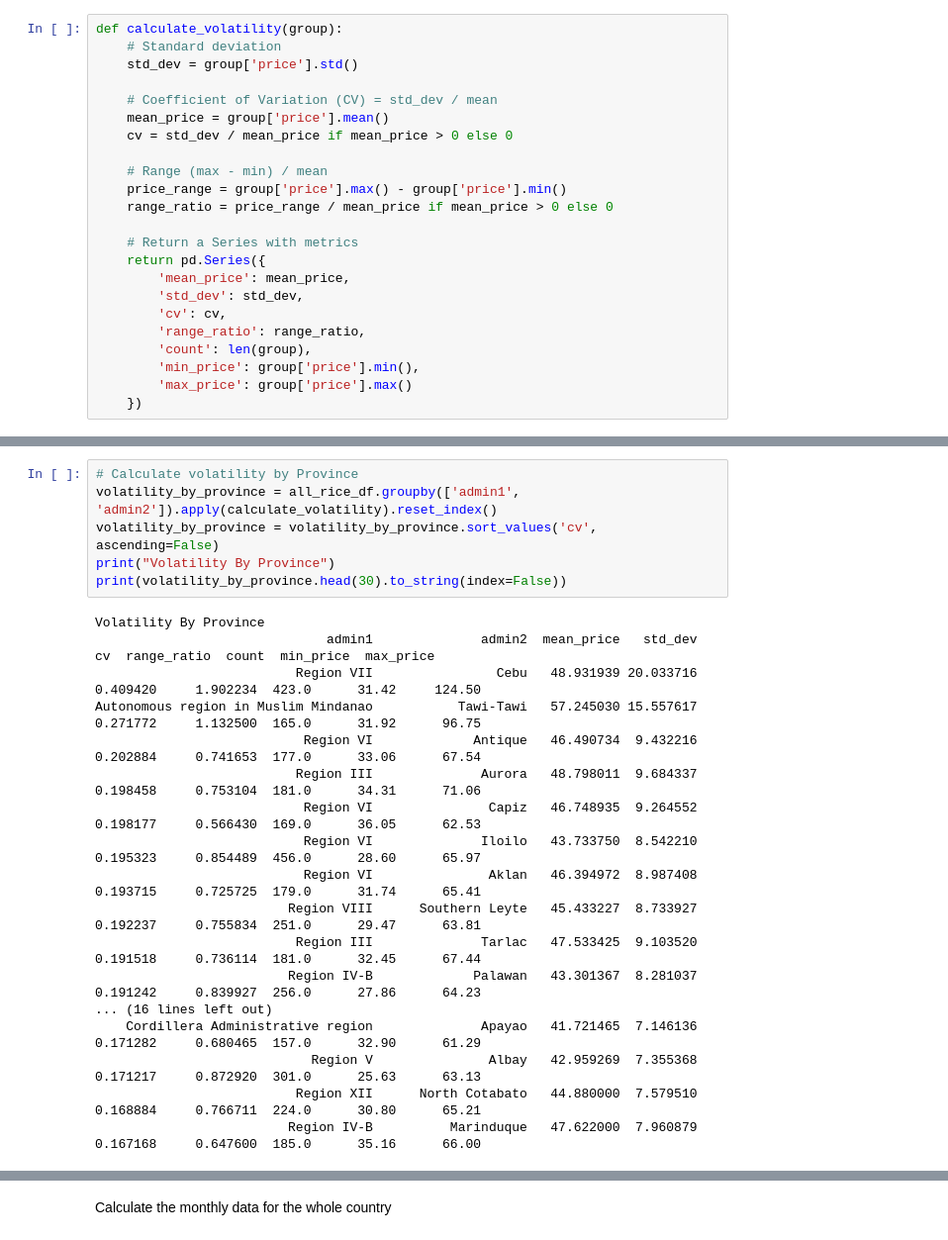
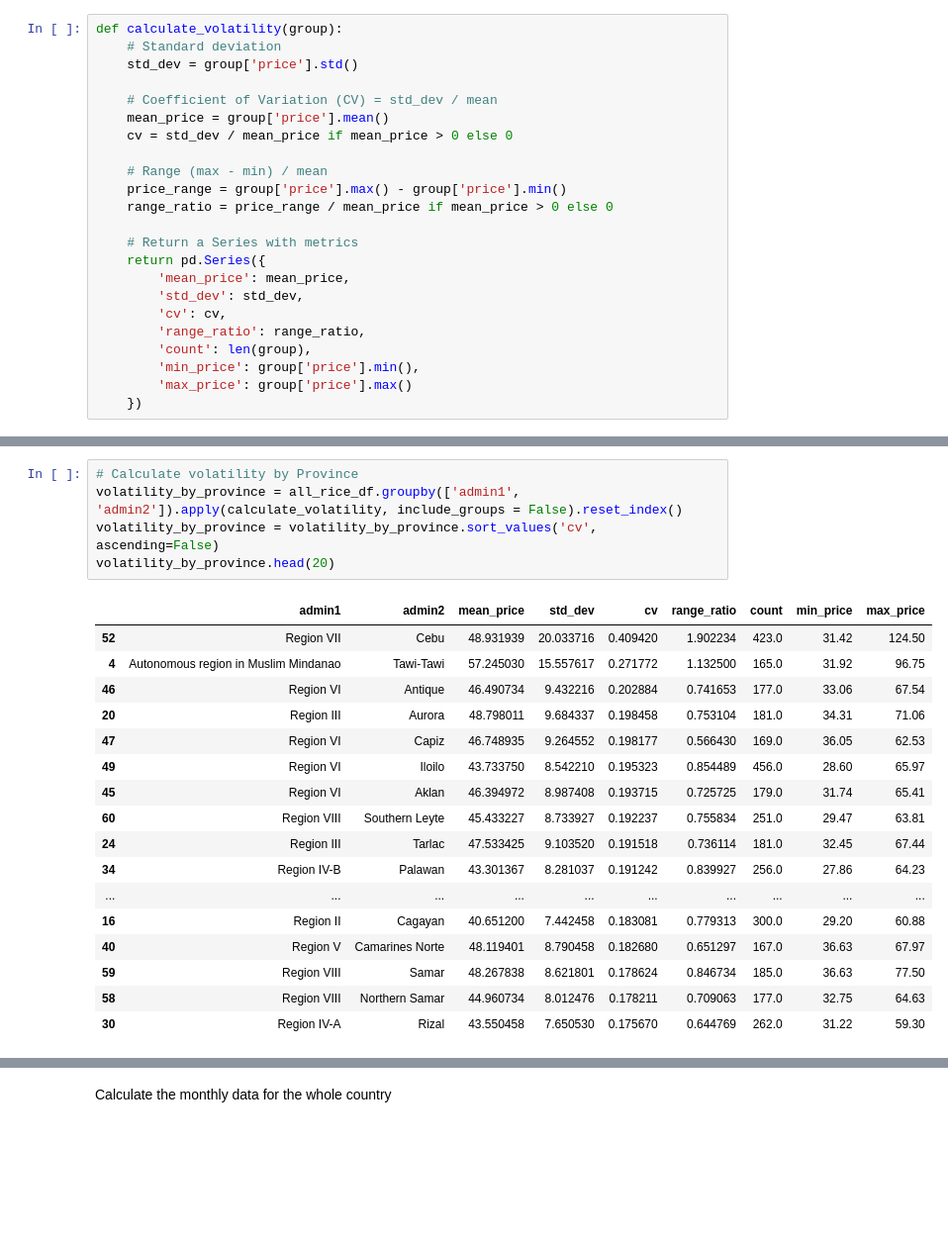
Before and after one commit to JohnCarloSabenorio/GrainShift, a Jupyter notebook: backend/grainshift.ipynb, the cells around one changed output, grey strips where cells are left out. Shown at 99% size. Drawn from its saved outputs; the diff is of its cells as text; blank space fills up the shorter version.

```diff
--- a/backend/grainshift.ipynb
+++ b/backend/grainshift.ipynb
@@ -492,24 +489,23 @@ Autonomous region in Muslim Mindanao   51.257700 10.327408 0.201480     1.264786
 # %%
 # Calculate volatility by Province
-volatility_by_province = all_rice_df.groupby(['admin1', 'admin2']).apply(calculate_volatility).reset_index()
+volatility_by_province = all_rice_df.groupby(['admin1', 'admin2']).apply(calculate_volatility, include_groups = False).reset_index()
 volatility_by_province = volatility_by_province.sort_values('cv', ascending=False)
-print("Volatility By Province")
-print(volatility_by_province.head(30).to_string(index=False))
+volatility_by_province.head(20)
 # %% [output]
-Volatility By Province
-                              admin1              admin2  mean_price   std_dev       cv  range_ratio  count  min_price  max_price
-                          Region VII                Cebu   48.931939 20.033716 0.409420     1.902234  423.0      31.42     124.50
-Autonomous region in Muslim Mindanao           Tawi-Tawi   57.245030 15.557617 0.271772     1.132500  165.0      31.92      96.75
-                           Region VI             Antique   46.490734  9.432216 0.202884     0.741653  177.0      33.06      67.54
-                          Region III              Aurora   48.798011  9.684337 0.198458     0.753104  181.0      34.31      71.06
-                           Region VI               Capiz   46.748935  9.264552 0.198177     0.566430  169.0      36.05      62.53
-                           Region VI              Iloilo   43.733750  8.542210 0.195323     0.854489  456.0      28.60      65.97
-                           Region VI               Aklan   46.394972  8.987408 0.193715     0.725725  179.0      31.74      65.41
-                         Region VIII      Southern Leyte   45.433227  8.733927 0.192237     0.755834  251.0      29.47      63.81
-                          Region III              Tarlac   47.533425  9.103520 0.191518     0.736114  181.0      32.45      67.44
-                         Region IV-B             Palawan   43.301367  8.281037 0.191242     0.839927  256.0      27.86      64.23
-... (16 lines left out)
-    Cordillera Administrative region              Apayao   41.721465  7.146136 0.171282     0.680465  157.0      32.90      61.29
-                            Region V               Albay   42.959269  7.355368 0.171217     0.872920  301.0      25.63      63.13
-                          Region XII      North Cotabato   44.880000  7.579510 0.168884     0.766711  224.0      30.80      65.21
-                         Region IV-B          Marinduque   47.622000  7.960879 0.167168     0.647600  185.0      35.16      66.00
+|  | admin1 | admin2 | mean_price | std_dev | cv | range_ratio | count | min_price | max_price |
+| 52 | Region VII | Cebu | 48.931939 | 20.033716 | 0.409420 | 1.902234 | 423.0 | 31.42 | 124.50 |
+| 4 | Autonomous region in Muslim Mindanao | Tawi-Tawi | 57.245030 | 15.557617 | 0.271772 | 1.132500 | 165.0 | 31.92 | 96.75 |
+| 46 | Region VI | Antique | 46.490734 | 9.432216 | 0.202884 | 0.741653 | 177.0 | 33.06 | 67.54 |
+| 20 | Region III | Aurora | 48.798011 | 9.684337 | 0.198458 | 0.753104 | 181.0 | 34.31 | 71.06 |
+| 47 | Region VI | Capiz | 46.748935 | 9.264552 | 0.198177 | 0.566430 | 169.0 | 36.05 | 62.53 |
+| 49 | Region VI | Iloilo | 43.733750 | 8.542210 | 0.195323 | 0.854489 | 456.0 | 28.60 | 65.97 |
+| 45 | Region VI | Aklan | 46.394972 | 8.987408 | 0.193715 | 0.725725 | 179.0 | 31.74 | 65.41 |
+| 60 | Region VIII | Southern Leyte | 45.433227 | 8.733927 | 0.192237 | 0.755834 | 251.0 | 29.47 | 63.81 |
+| 24 | Region III | Tarlac | 47.533425 | 9.103520 | 0.191518 | 0.736114 | 181.0 | 32.45 | 67.44 |
+| 34 | Region IV-B | Palawan | 43.301367 | 8.281037 | 0.191242 | 0.839927 | 256.0 | 27.86 | 64.23 |
+| ... | ... | ... | ... | ... | ... | ... | ... | ... | ... |
+| 16 | Region II | Cagayan | 40.651200 | 7.442458 | 0.183081 | 0.779313 | 300.0 | 29.20 | 60.88 |
+| 40 | Region V | Camarines Norte | 48.119401 | 8.790458 | 0.182680 | 0.651297 | 167.0 | 36.63 | 67.97 |
+| 59 | Region VIII | Samar | 48.267838 | 8.621801 | 0.178624 | 0.846734 | 185.0 | 36.63 | 77.50 |
+| 58 | Region VIII | Northern Samar | 44.960734 | 8.012476 | 0.178211 | 0.709063 | 177.0 | 32.75 | 64.63 |
+| 30 | Region IV-A | Rizal | 43.550458 | 7.650530 | 0.175670 | 0.644769 | 262.0 | 31.22 | 59.30 |
```
Also changed, not shown: parts of 17 cells of this notebook.
